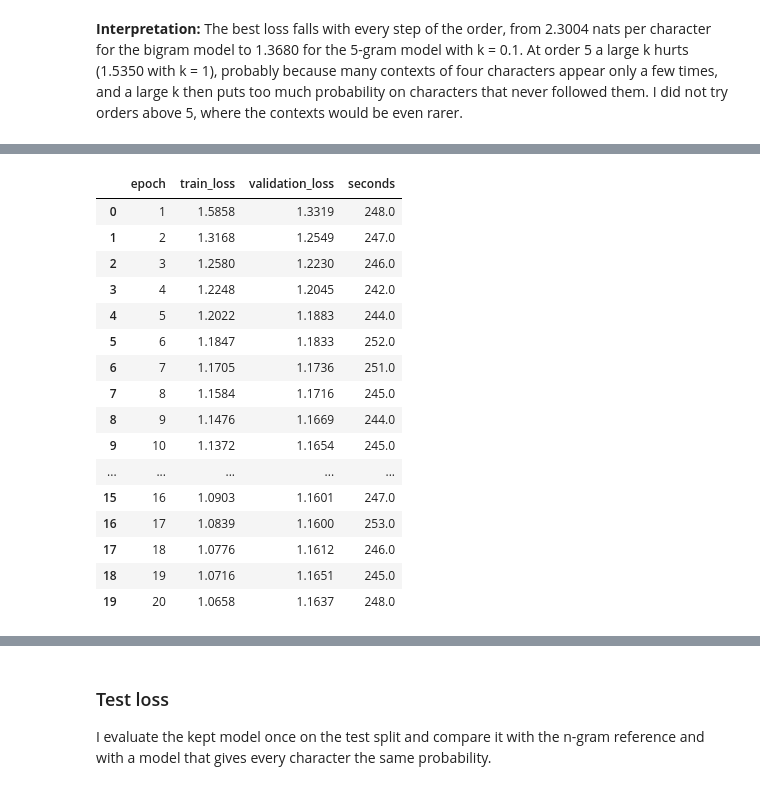
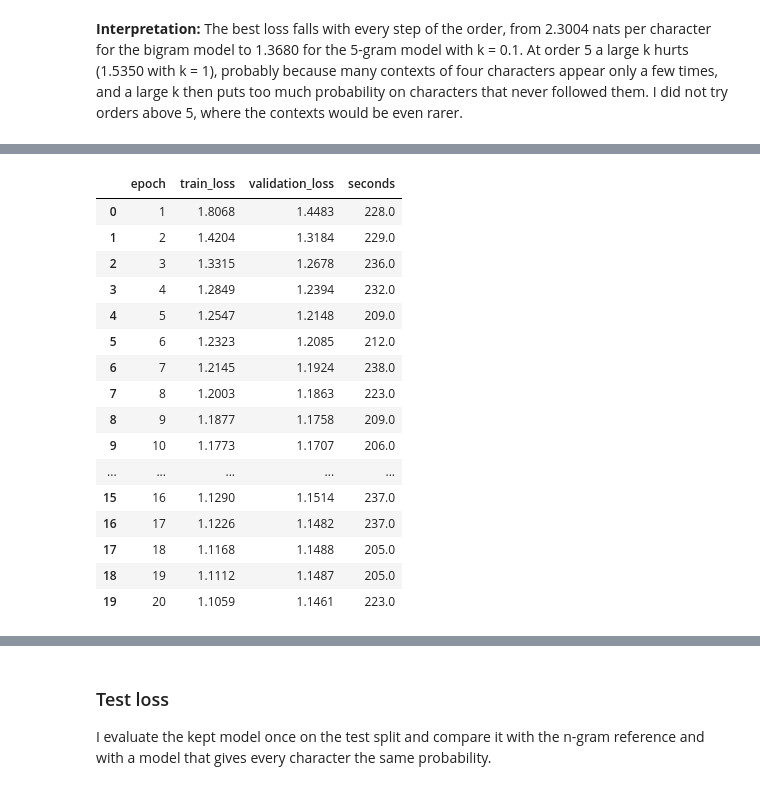
Before and after one commit to mauroreverberi/generative_ai_applications, a Jupyter notebook: generative_model.ipynb, the cells around one changed output, grey strips where cells are left out. Drawn from its saved outputs; the diff is of its cells as text; code cells hidden in the pictures.

```diff
--- a/generative_model.ipynb
+++ b/generative_model.ipynb
@@ -75,7 +81,7 @@ REFERENCE_DIR = Path("reference_run")
 # a later training run goes here, a further run replaces its files
 NEW_RUN_DIR = Path("new_run")
 # True trains a model, False only loads a saved run
-TRAIN_MODEL = False
+TRAIN_MODEL = True
 # True analyses the reference run, False the run in NEW_RUN_DIR
 ANALYSE_REFERENCE_RUN = True
 # %%
@@ -350,13 +356,19 @@ A token embedding and a learned position embedding turn every character into a v
 # %%
-config = {
-    "vocabulary_size": tokenizer.vocabulary_size(),
-    "context_size": CONTEXT_SIZE,
-    "embedding_dim": 256,
-    "heads_num": 8,
-    "layers_num": 4,
-    "dropout_rate": 0.1,
-    "use_bias": False,
-}
-config["head_size"] = config["embedding_dim"] // config["heads_num"]
+# the size of the model, the end marker also starts and ends a generated name,
+# the padding id is only given to the generation, the training masks the padding itself
+config = GPT2Config(
+    vocab_size=tokenizer.vocabulary_size(),
+    n_positions=CONTEXT_SIZE,
+    n_embd=256,
+    n_head=8,
+    n_layer=4,
+    n_inner=1024,
+    activation_function="gelu",
+    embd_pdrop=0.1,
+    attn_pdrop=0.1,
+    resid_pdrop=0.1,
+    bos_token_id=END_ID,
+    eos_token_id=END_ID,
+)
 # %%
 set_seed(SEED)
@@ -427,7 +440,7 @@ def run_epoch(model, inputs, targets, optimizer=None, generator=None):
     return total / count
 # %%
 set_seed(SEED)
-model = NameGPT(config).to(device)
+model = GPT2LMHeadModel(config).to(device)
 # the first run becomes the reference run, every later run goes to NEW_RUN_DIR
 train_dir = NEW_RUN_DIR if (REFERENCE_DIR / "model_weights.pt").exists() else REFERENCE_DIR
 if TRAIN_MODEL:
@@ -459,6 +490,14 @@ history = pd.read_csv(run_dir / "training_history.csv")
 best_loss = history["validation_loss"].min()
 best_epoch = int(history.loc[history["validation_loss"].idxmin(), "epoch"])
 print(f"analysed run: {run_dir}/")
+# a new run is compared with the analysed run, so it is visible whether the text still fits it
+if TRAIN_MODEL and train_dir != run_dir:
+    new_weights = torch.load(train_dir / "model_weights.pt", map_location=device)
+    same_weights = all(torch.equal(new_weights[name], weights)
+                       for name, weights in model.state_dict().items())
+    losses = ["train_loss", "validation_loss"]
+    same_losses = pd.read_csv(train_dir / "training_history.csv")[losses].equals(history[losses])
+    print(f"new run in {train_dir}/, same weights: {same_weights}, same losses: {same_losses}")
 print(f"Best epoch: {best_epoch}, validation loss {best_loss:.4f}")
 history.round({"train_loss": 4, "validation_loss": 4, "seconds": 0})
 # %% [output]
@@ -467,20 +507,20 @@ Best epoch: 13, validation loss 1.1589
 |  | epoch | train_loss | validation_loss | seconds |
-| 0 | 1 | 1.5858 | 1.3319 | 248.0 |
-| 1 | 2 | 1.3168 | 1.2549 | 247.0 |
-| 2 | 3 | 1.2580 | 1.2230 | 246.0 |
-| 3 | 4 | 1.2248 | 1.2045 | 242.0 |
-| 4 | 5 | 1.2022 | 1.1883 | 244.0 |
-| 5 | 6 | 1.1847 | 1.1833 | 252.0 |
-| 6 | 7 | 1.1705 | 1.1736 | 251.0 |
-| 7 | 8 | 1.1584 | 1.1716 | 245.0 |
-| 8 | 9 | 1.1476 | 1.1669 | 244.0 |
-| 9 | 10 | 1.1372 | 1.1654 | 245.0 |
+| 0 | 1 | 1.8068 | 1.4483 | 228.0 |
+| 1 | 2 | 1.4204 | 1.3184 | 229.0 |
+| 2 | 3 | 1.3315 | 1.2678 | 236.0 |
+| 3 | 4 | 1.2849 | 1.2394 | 232.0 |
+| 4 | 5 | 1.2547 | 1.2148 | 209.0 |
+| 5 | 6 | 1.2323 | 1.2085 | 212.0 |
+| 6 | 7 | 1.2145 | 1.1924 | 238.0 |
+| 7 | 8 | 1.2003 | 1.1863 | 223.0 |
+| 8 | 9 | 1.1877 | 1.1758 | 209.0 |
+| 9 | 10 | 1.1773 | 1.1707 | 206.0 |
 | ... | ... | ... | ... | ... |
-| 15 | 16 | 1.0903 | 1.1601 | 247.0 |
-| 16 | 17 | 1.0839 | 1.1600 | 253.0 |
-| 17 | 18 | 1.0776 | 1.1612 | 246.0 |
-| 18 | 19 | 1.0716 | 1.1651 | 245.0 |
-| 19 | 20 | 1.0658 | 1.1637 | 248.0 |
+| 15 | 16 | 1.1290 | 1.1514 | 237.0 |
+| 16 | 17 | 1.1226 | 1.1482 | 237.0 |
+| 17 | 18 | 1.1168 | 1.1488 | 205.0 |
+| 18 | 19 | 1.1112 | 1.1487 | 205.0 |
+| 19 | 20 | 1.1059 | 1.1461 | 223.0 |
 # %%
 fig, ax = plt.subplots(figsize=(8, 4))
 ax.plot(history["epoch"], history["train_loss"], marker="o", label="training (with dropout)")
```
Also changed, not shown: parts of 57 cells of this notebook, 7 other files.
